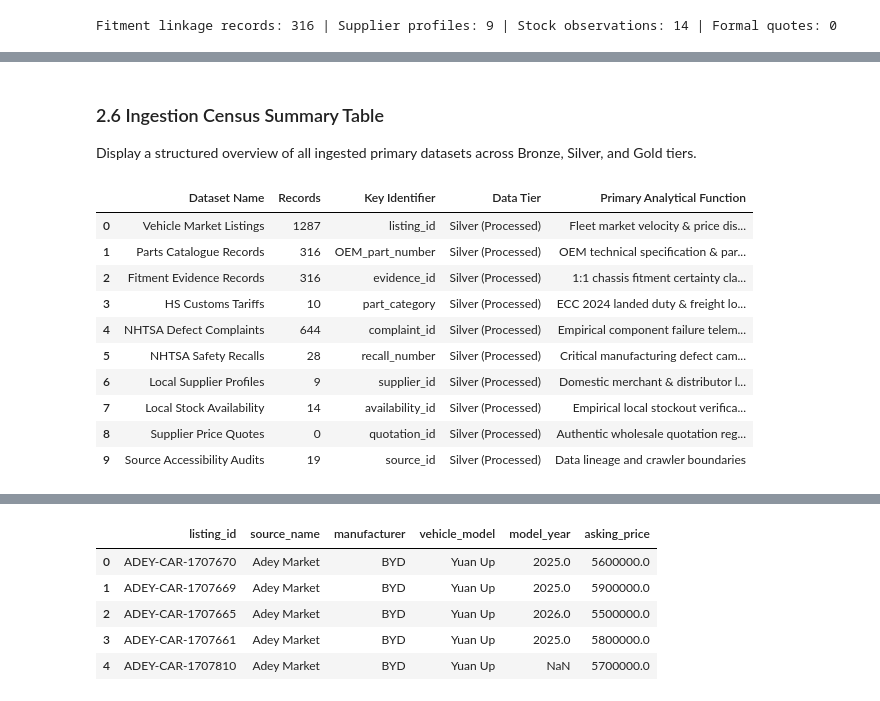
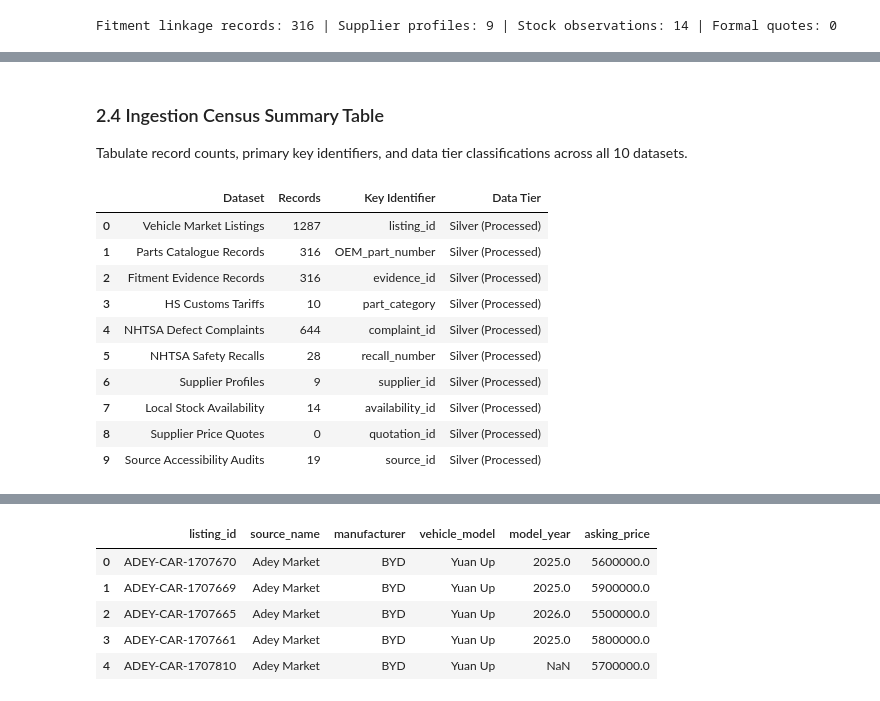
Before and after one commit to EstarCode/ev-spare-parts-prioritization, a Jupyter notebook: notebooks/Abraham_Amogne_EV_Spare_Parts_Prioritization.ipynb, the cells around one changed output, grey strips where cells are left out. Saved outputs shown, nothing was run; the diff lists cells and outputs as text; code cells hidden in the pictures.

```diff
--- a/notebooks/Abraham_Amogne_EV_Spare_Parts_Prioritization.ipynb
+++ b/notebooks/Abraham_Amogne_EV_Spare_Parts_Prioritization.ipynb
@@ -99,10 +53,6 @@ import pandas as pd
 import numpy as np
 import matplotlib.pyplot as plt
 
-pd.set_option("display.max_columns", 50)
-pd.set_option("display.max_colwidth", None)
-pd.set_option("display.width", 1000)
-
 print(f"Pandas runtime environment: v{pd.__version__}")
 print(f"NumPy runtime environment:  v{np.__version__}")
 # %% [output]
@@ -195,7 +126,7 @@ Load official ECC customs duties, NHTSA failure complaints, safety recalls, and
 df_tariffs = pd.read_csv(PROCESSED_DIR / "import_logistics_tariffs.csv")
 df_complaints = pd.read_csv(PROCESSED_DIR / "nhtsa_complaints.csv")
 df_recalls = pd.read_csv(PROCESSED_DIR / "nhtsa_recalls.csv")
-df_source_log = pd.read_csv(PROCESSED_DIR / "source_log.csv")
+df_accessibility = pd.read_csv(PROCESSED_DIR / "source_accessibility.csv")
 
-print(f"Tariff categories: {len(df_tariffs)} | NHTSA complaints: {len(df_complaints)} | NHTSA recalls: {len(df_recalls)} | Audited endpoints: {len(df_source_log)}")
+print(f"Tariff categories: {len(df_tariffs)} | NHTSA complaints: {len(df_complaints)} | NHTSA recalls: {len(df_recalls)} | Audited source endpoints: {len(df_accessibility)}")
 # %% [output]
@@ -250,29 +134,29 @@ display(supplier_display)
-# %% [markdown]
-### 2.6 Ingestion Census Summary Table
-Display a structured overview of all ingested primary datasets across Bronze, Silver, and Gold tiers.
+# %% [markdown]
+### 2.4 Ingestion Census Summary Table
+Tabulate record counts, primary key identifiers, and data tier classifications across all 10 datasets.
 # %%
 ingest_summary = pd.DataFrame([
-    {"Dataset Name": "Vehicle Market Listings", "Records": len(df_raw_listings), "Key Identifier": "listing_id", "Data Tier": "Silver (Processed)", "Primary Analytical Function": "Fleet market velocity & price dispersion"},
-    {"Dataset Name": "Parts Catalogue Records", "Records": len(df_raw_parts), "Key Identifier": "OEM_part_number", "Data Tier": "Silver (Processed)", "Primary Analytical Function": "OEM technical specification & part numbers"},
-    {"Dataset Name": "Fitment Evidence Records", "Records": len(df_fitment), "Key Identifier": "evidence_id", "Data Tier": "Silver (Processed)", "Primary Analytical Function": "1:1 chassis fitment certainty classification"},
-    {"Dataset Name": "HS Customs Tariffs", "Records": len(df_tariffs), "Key Identifier": "part_category", "Data Tier": "Silver (Processed)", "Primary Analytical Function": "ECC 2024 landed duty & freight logistics"},
-    {"Dataset Name": "NHTSA Defect Complaints", "Records": len(df_complaints), "Key Identifier": "complaint_id", "Data Tier": "Silver (Processed)", "Primary Analytical Function": "Empirical component failure telemetry"},
-    {"Dataset Name": "NHTSA Safety Recalls", "Records": len(df_recalls), "Key Identifier": "recall_number", "Data Tier": "Silver (Processed)", "Primary Analytical Function": "Critical manufacturing defect campaigns"},
-    {"Dataset Name": "Local Supplier Profiles", "Records": len(df_suppliers), "Key Identifier": "supplier_id", "Data Tier": "Silver (Processed)", "Primary Analytical Function": "Domestic merchant & distributor landscape"},
-    {"Dataset Name": "Local Stock Availability", "Records": len(df_availability), "Key Identifier": "availability_id", "Data Tier": "Silver (Processed)", "Primary Analytical Function": "Empirical local stockout verification"},
-    {"Dataset Name": "Supplier Price Quotes", "Records": len(df_quotations), "Key Identifier": "quotation_id", "Data Tier": "Silver (Processed)", "Primary Analytical Function": "Authentic wholesale quotation register"},
-    {"Dataset Name": "Source Accessibility Audits", "Records": len(df_source_log), "Key Identifier": "source_id", "Data Tier": "Silver (Processed)", "Primary Analytical Function": "Data lineage and crawler boundaries"}
+    {"Dataset": "Vehicle Market Listings", "Records": len(df_raw_listings), "Key Identifier": "listing_id", "Data Tier": "Silver (Processed)"},
+    {"Dataset": "Parts Catalogue Records", "Records": len(df_raw_parts), "Key Identifier": "OEM_part_number", "Data Tier": "Silver (Processed)"},
+    {"Dataset": "Fitment Evidence Records", "Records": len(df_fitment), "Key Identifier": "evidence_id", "Data Tier": "Silver (Processed)"},
+    {"Dataset": "HS Customs Tariffs", "Records": len(df_tariffs), "Key Identifier": "part_category", "Data Tier": "Silver (Processed)"},
+    {"Dataset": "NHTSA Defect Complaints", "Records": len(df_complaints), "Key Identifier": "complaint_id", "Data Tier": "Silver (Processed)"},
+    {"Dataset": "NHTSA Safety Recalls", "Records": len(df_recalls), "Key Identifier": "recall_number", "Data Tier": "Silver (Processed)"},
+    {"Dataset": "Supplier Profiles", "Records": len(df_suppliers), "Key Identifier": "supplier_id", "Data Tier": "Silver (Processed)"},
+    {"Dataset": "Local Stock Availability", "Records": len(df_availability), "Key Identifier": "availability_id", "Data Tier": "Silver (Processed)"},
+    {"Dataset": "Supplier Price Quotes", "Records": len(df_quotations), "Key Identifier": "quotation_id", "Data Tier": "Silver (Processed)"},
+    {"Dataset": "Source Accessibility Audits", "Records": len(df_accessibility), "Key Identifier": "source_id", "Data Tier": "Silver (Processed)"}
 ])
 display(ingest_summary)
 # %% [output]
-|  | Dataset Name | Records | Key Identifier | Data Tier | Primary Analytical Function |
-| 0 | Vehicle Market Listings | 1287 | listing_id | Silver (Processed) | Fleet market velocity & price dis... |
-| 1 | Parts Catalogue Records | 316 | OEM_part_number | Silver (Processed) | OEM technical specification & par... |
-| 2 | Fitment Evidence Records | 316 | evidence_id | Silver (Processed) | 1:1 chassis fitment certainty cla... |
-| 3 | HS Customs Tariffs | 10 | part_category | Silver (Processed) | ECC 2024 landed duty & freight lo... |
-| 4 | NHTSA Defect Complaints | 644 | complaint_id | Silver (Processed) | Empirical component failure telem... |
-| 5 | NHTSA Safety Recalls | 28 | recall_number | Silver (Processed) | Critical manufacturing defect cam... |
-| 6 | Local Supplier Profiles | 9 | supplier_id | Silver (Processed) | Domestic merchant & distributor l... |
-| 7 | Local Stock Availability | 14 | availability_id | Silver (Processed) | Empirical local stockout verifica... |
-| 8 | Supplier Price Quotes | 0 | quotation_id | Silver (Processed) | Authentic wholesale quotation reg... |
-| 9 | Source Accessibility Audits | 19 | source_id | Silver (Processed) | Data lineage and crawler boundaries |
+|  | Dataset | Records | Key Identifier | Data Tier |
+| 0 | Vehicle Market Listings | 1287 | listing_id | Silver (Processed) |
+| 1 | Parts Catalogue Records | 316 | OEM_part_number | Silver (Processed) |
+| 2 | Fitment Evidence Records | 316 | evidence_id | Silver (Processed) |
+| 3 | HS Customs Tariffs | 10 | part_category | Silver (Processed) |
+| 4 | NHTSA Defect Complaints | 644 | complaint_id | Silver (Processed) |
+| 5 | NHTSA Safety Recalls | 28 | recall_number | Silver (Processed) |
+| 6 | Supplier Profiles | 9 | supplier_id | Silver (Processed) |
+| 7 | Local Stock Availability | 14 | availability_id | Silver (Processed) |
+| 8 | Supplier Price Quotes | 0 | quotation_id | Silver (Processed) |
+| 9 | Source Accessibility Audits | 19 | source_id | Silver (Processed) |
```
Also changed, not shown: parts of 259 cells of this notebook, 1 other file.
